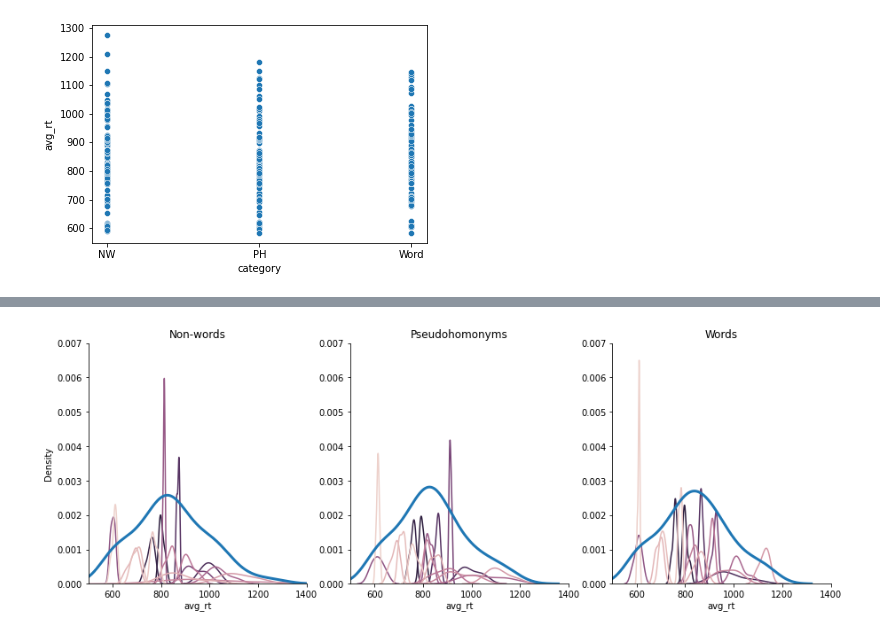
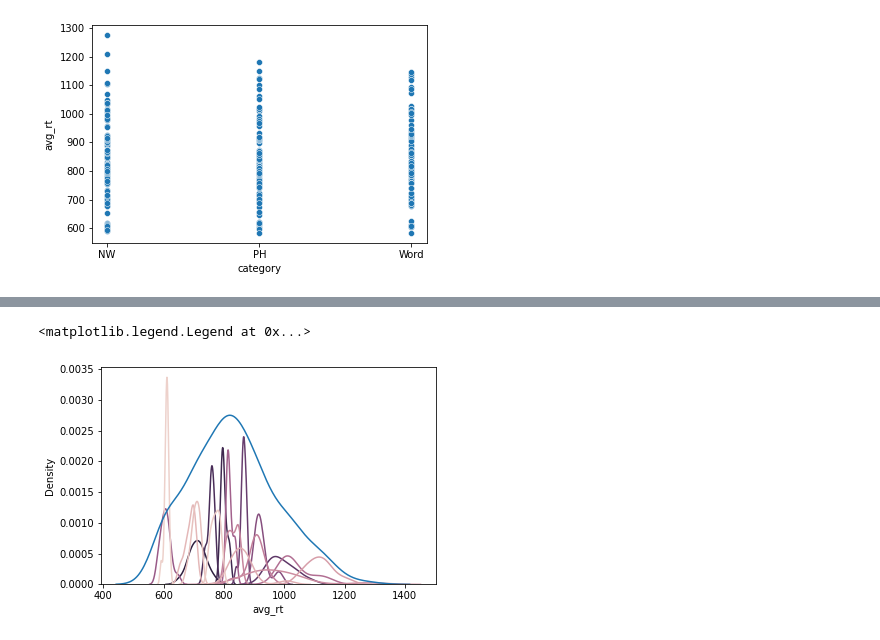
Before and after one commit to ethanweed/ExPsyLing, a Jupyter notebook: Experiments/LexicalDecision/LexicalDecision_1/scripts/data_check.ipynb, the cells around one changed output, grey strips where cells are left out. Saved outputs shown, nothing was run; the diff lists cells and outputs as text; code cells hidden in the pictures.

```diff
--- a/Experiments/LexicalDecision/LexicalDecision_1/scripts/data_check.ipynb
+++ b/Experiments/LexicalDecision/LexicalDecision_1/scripts/data_check.ipynb
@@ -58,46 +52,7 @@ plt.legend([],[], frameon=False)
-# %%
-fig, axes = plt.subplots(1, 3, figsize=(15, 5))
-
-ax1 = sns.kdeplot(x = 'avg_rt', hue = 'jatosStudyResultId',
-                  data = df_means[(df_means['category'] == 'NW')],
-                  ax=axes[0])
-
-ax1 = sns.kdeplot(x = 'avg_rt', data = df_means[(df_means['category'] == 'NW')],
-                  ax=axes[0], linewidth = 3)
-
-
-
-
-ax2 = sns.kdeplot(x = 'avg_rt', hue = 'jatosStudyResultId',
-                  data = df_means[(df_means['category'] == 'PH')],
-                  ax=axes[1])
-
-ax2 = sns.kdeplot(x = 'avg_rt', data = df_means[(df_means['category'] == 'PH')],
-                  ax=axes[1], linewidth = 3)
-
-
-ax3 = sns.kdeplot(x = 'avg_rt', hue = 'jatosStudyResultId',
-                  data = df_means[(df_means['category'] == 'Word')],
-                  ax=axes[2])
-
-ax3 = sns.kdeplot(x = 'avg_rt', data = df_means[(df_means['category'] == 'Word')],
-                  ax=axes[2], linewidth = 3)
-
-
-ax2.set(ylabel = '')
-ax3.set(ylabel = '')
-
-titles = ['Non-words', 'Pseudohomonyms', 'Words']
-
-for ax in axes:
-    ax.spines['right'].set_visible(False)
-    ax.spines['top'].set_visible(False)
-    ax.get_legend().remove()
-    ax.set_xlim(500, 1400)
-    ax.set_ylim(0, 0.007)
-
-
-for n, ax in enumerate(axes):
-    ax.set_title(titles[n])
-# %% [output]
-[figure, removed]
+# %%
+ax = sns.kdeplot(x = 'avg_rt', hue = 'id', data = data)
+ax = sns.kdeplot(x = 'avg_rt', data = data)
+plt.legend([],[], frameon=False)
+# %% [output]
+<matplotlib.legend.Legend at 0x...>
+[figure, added]
```
Also changed, not shown: parts of 14 cells of this notebook, 22 other files.
